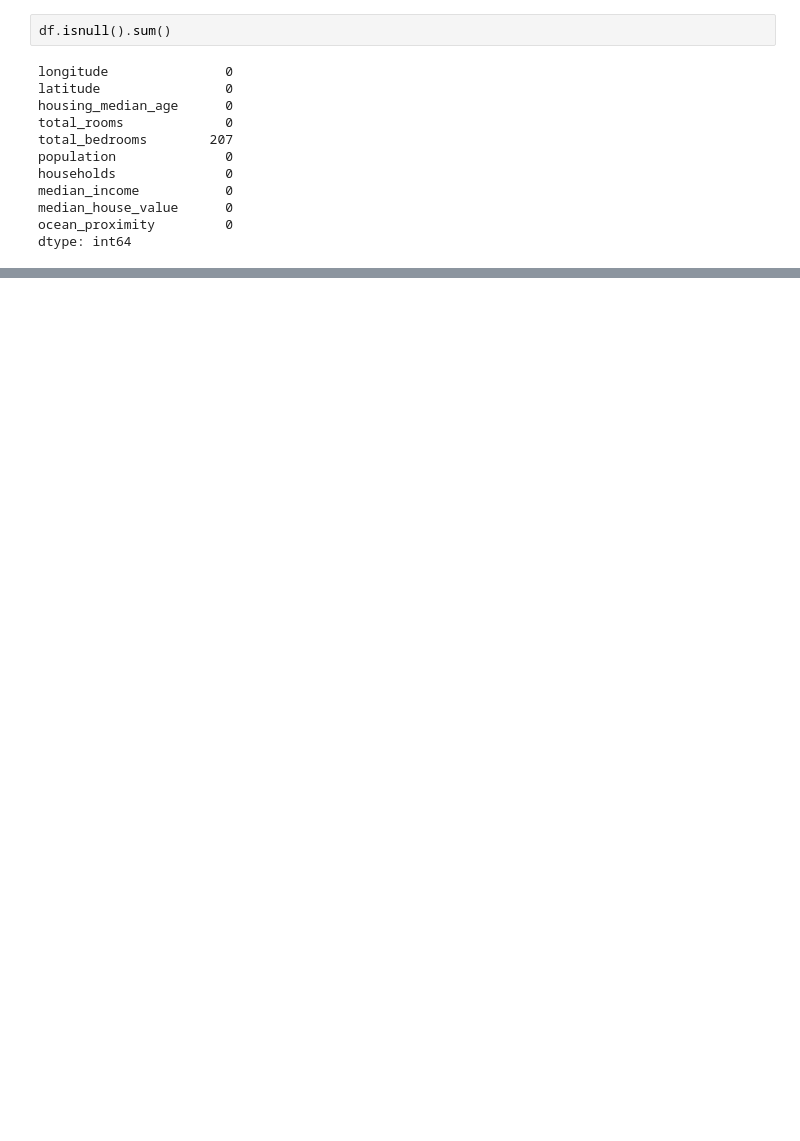
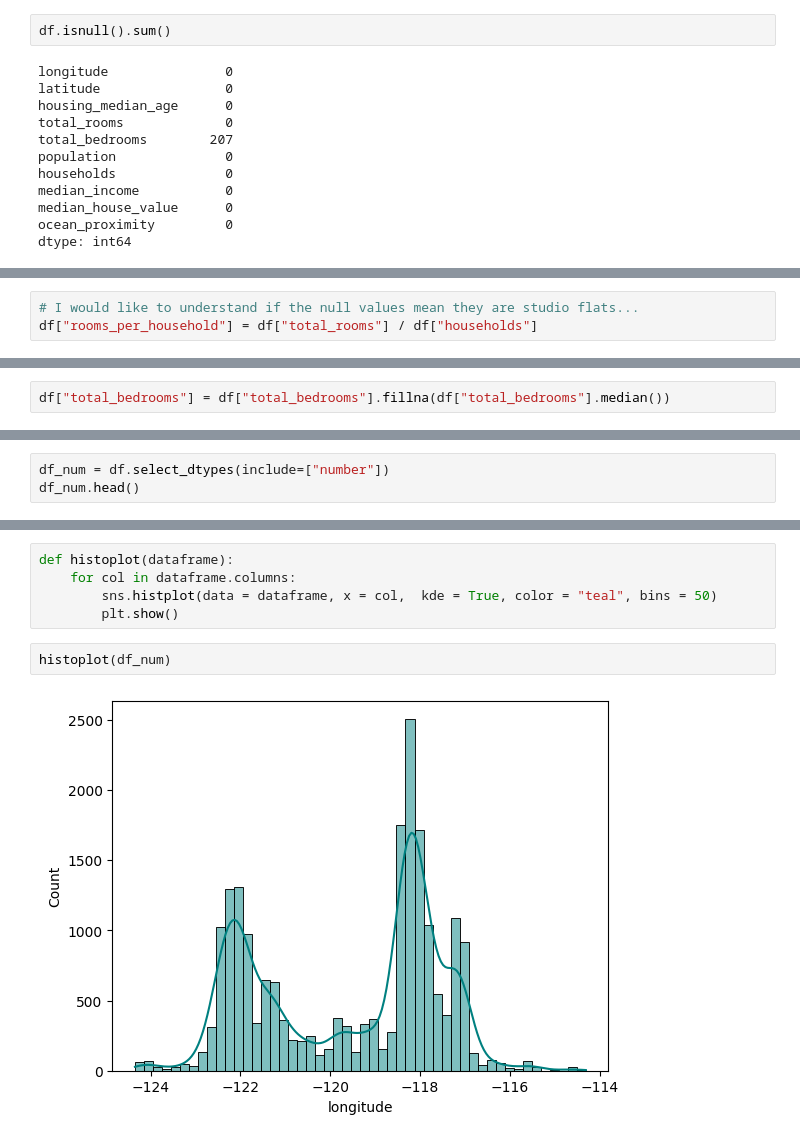
Before and after one commit to mcozkan/ML-LLMOPS_VBO_Course_week_3, a Jupyter notebook: notebooks/eda.ipynb, the cells around one changed output, grey strips where cells are left out. Cells and saved outputs as stored; diff of their text form; blank space fills up the shorter version.

```diff
--- a/notebooks/eda.ipynb
+++ b/notebooks/eda.ipynb
@@ -83,0 +68,3 @@ df[df.isnull()]
+# %%
+# I would like to understand if the null values mean they are studio flats...
+df["rooms_per_household"] = df["total_rooms"] / df["households"]
@@ -83,0 +98,2 @@ df[df.isnull()]
+# %%
+df["total_bedrooms"] = df["total_bedrooms"].fillna(df["total_bedrooms"].median())
@@ -83,0 +114,3 @@ df[df.isnull()]
+# %%
+df_num = df.select_dtypes(include=["number"])
+df_num.head()
@@ -83,0 +124,9 @@ df[df.isnull()]
+# %%
+def histoplot(dataframe):
+    for col in dataframe.columns:
+        sns.histplot(data = dataframe, x = col,  kde = True, color = "teal", bins = 50)
+        plt.show()
+# %%
+histoplot(df_num)
+# %% [output]
+[figure, added]
```
Also changed, not shown: parts of 16 cells of this notebook.
